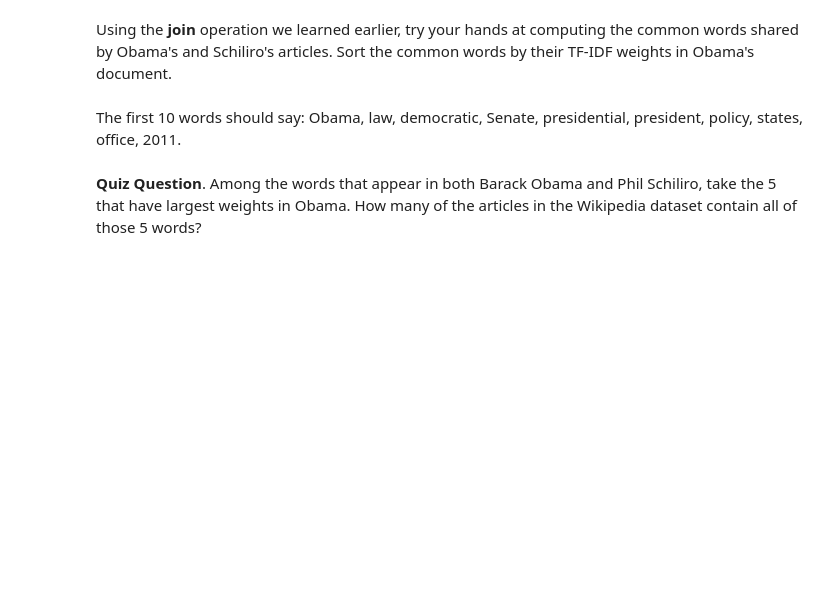
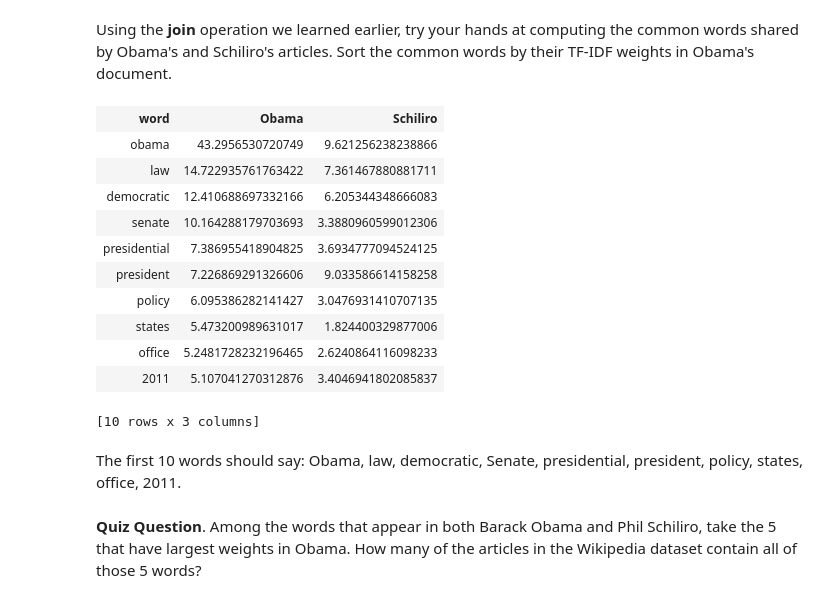
Before and after one commit to juanhenao21/machine_learning, a Jupyter notebook: 04_machine_learning_clustering_and_retrieval/week_2/quiz_01.ipynb, the cells around one changed output. Cells and saved outputs as stored; diff of their text form; code cells hidden in the pictures; blank space fills up the shorter version.

```diff
--- a/04_machine_learning_clustering_and_retrieval/week_2/quiz_01.ipynb
+++ b/04_machine_learning_clustering_and_retrieval/week_2/quiz_01.ipynb
@@ -330,5 +372,23 @@ schiliro_tf_idf
 # %% [markdown]
 Using the **join** operation we learned earlier, try your hands at computing the common words shared by Obama's and Schiliro's articles. Sort the common words by their TF-IDF weights in Obama's document.
+# %%
+combined_words_obama_schiliro = obama_tf_idf.join(schiliro_tf_idf, on='word')
+combined_words_obama_schiliro = combined_words_obama_schiliro.rename({'weight':'Obama', 'weight.1':'Schiliro'})
+combined_words_obama_schiliro.sort('Obama', ascending=False)
+combined_words_obama_schiliro.head(10)
+# %% [output]
+| word | Obama | Schiliro |
+| obama | 43.2956530720749 | 9.621256238238866 |
+| law | 14.722935761763422 | 7.361467880881711 |
+| democratic | 12.410688697332166 | 6.205344348666083 |
+| senate | 10.164288179703693 | 3.3880960599012306 |
+| presidential | 7.386955418904825 | 3.6934777094524125 |
+| president | 7.226869291326606 | 9.033586614158258 |
+| policy | 6.095386282141427 | 3.0476931410707135 |
+| states | 5.473200989631017 | 1.824400329877006 |
+| office | 5.2481728232196465 | 2.6240864116098233 |
+| 2011 | 5.107041270312876 | 3.4046941802085837 |
+[10 rows x 3 columns]
 # %% [markdown]
 The first 10 words should say: Obama, law, democratic, Senate, presidential, president, policy, states, office, 2011.
 # %% [markdown]
```
Also changed, not shown: parts of 23 cells of this notebook.
